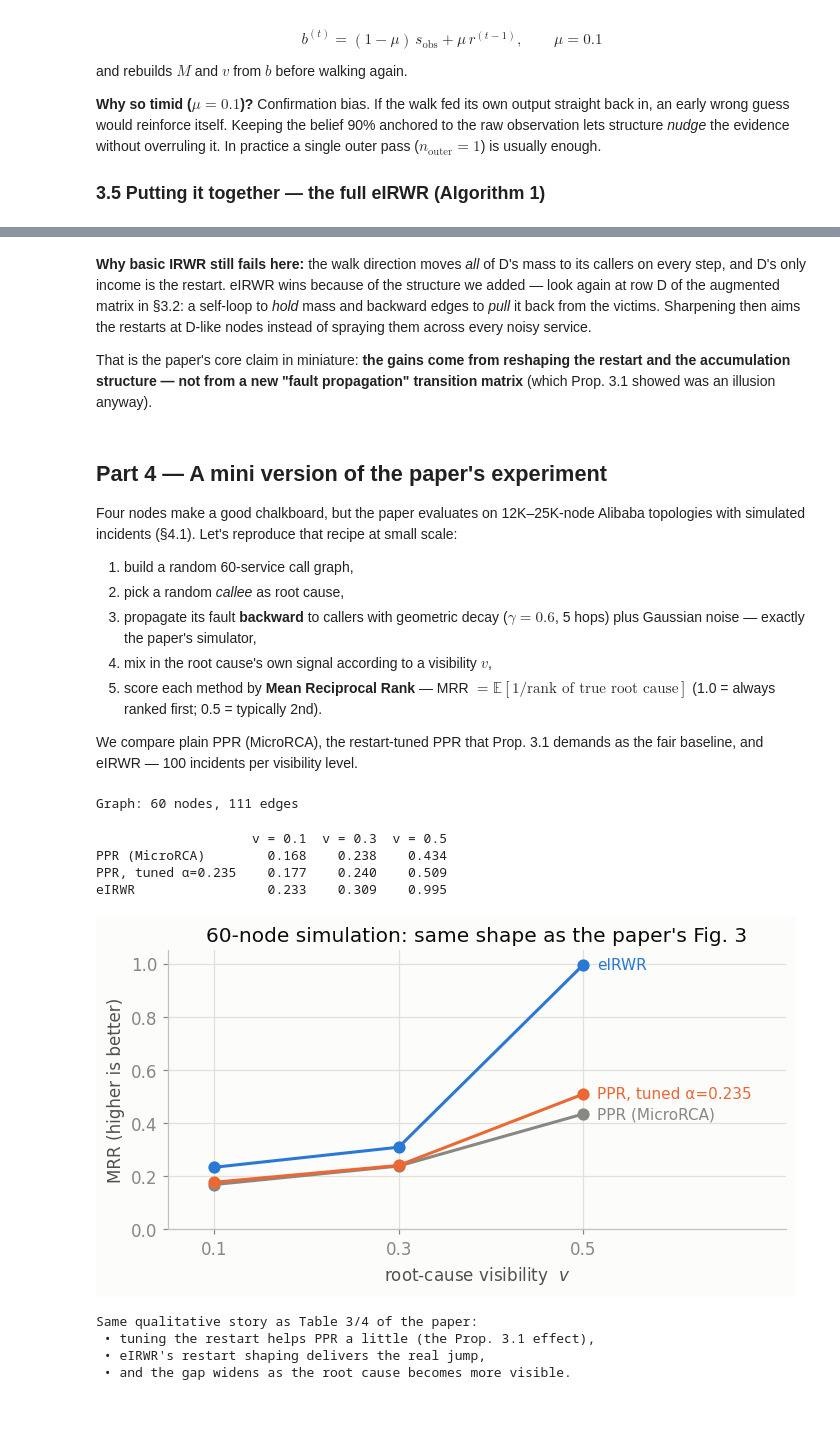
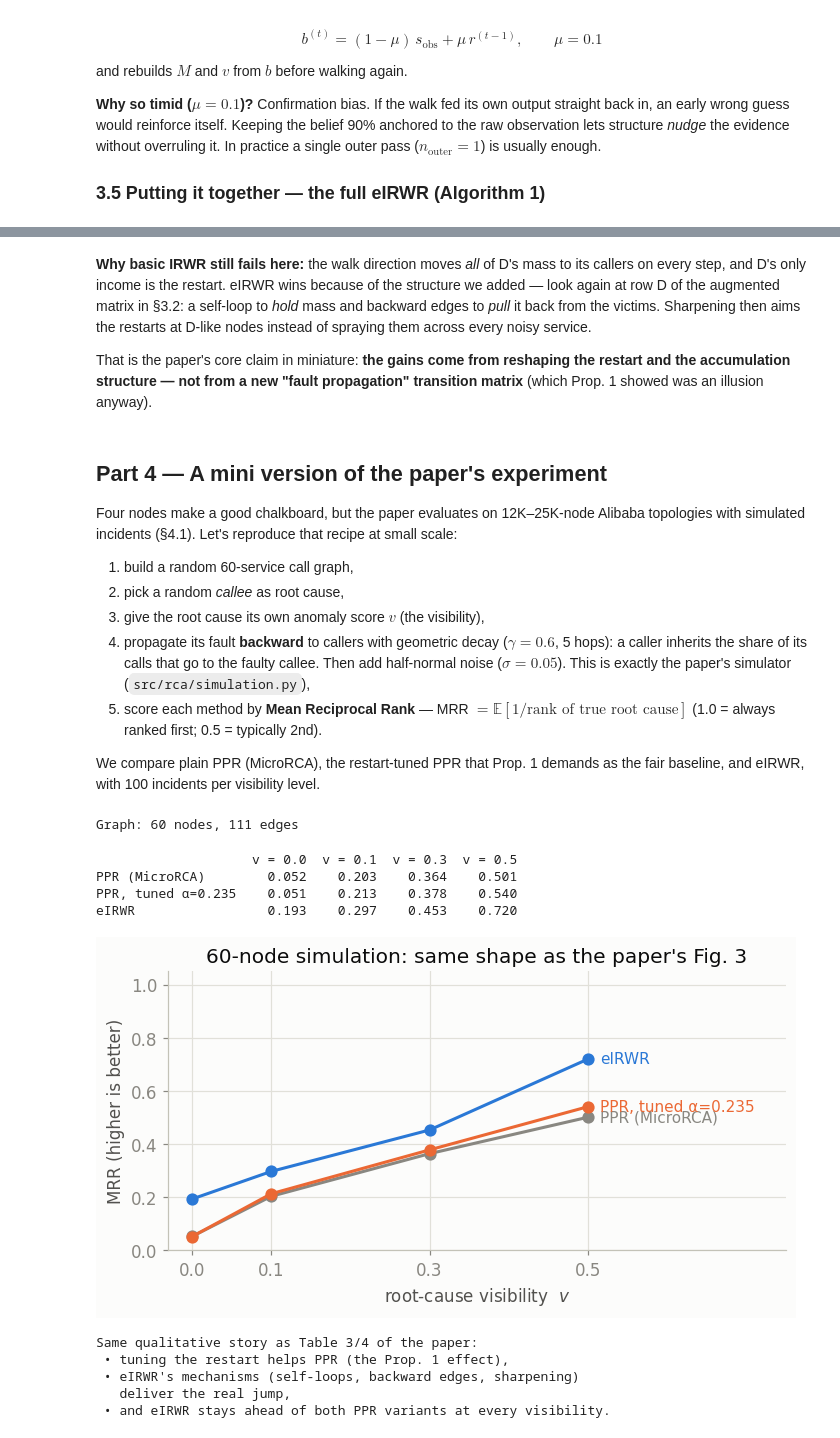
Before and after one commit to saifulkhan/eirwr-rca, a Jupyter notebook: notebooks/eirwr_section3_tutorial.ipynb, the cells around one changed output, grey strips where cells are left out. Drawn from its saved outputs; the diff is of its cells as text; code cells hidden in the pictures; blank space fills up the shorter version.

```diff
--- a/notebooks/eirwr_section3_tutorial.ipynb
+++ b/notebooks/eirwr_section3_tutorial.ipynb
@@ -667,24 +668,24 @@ $$M = \mathrm{RowNorm}\big(M_{\text{base}} \cdot \mathrm{diag}(C) + A_{\text{bwd
 rho = 0.3
 A = (W > 0).astype(float)          # binary adjacency (forward edges)
 
-# Use the observation as the initial belief (the outer loop will refine it)
+# use the observation as the initial belief (the outer loop will refine it)
 C = s_obs / s_obs.max()
 
 M_aug = M_base @ np.diag(C)        # forward transitions, scaled by belief
 
-# Backward edges (Eq. 6): entry [j, i] = rho * C_i for forward edge (i, j)
-A_bwd = rho * (C[:, None] * A).T   # transpose puts the entry at [callee, caller]
+# backward edges (Eq. 6): entry [j, i] = rho * C_j for forward edge (i, j)
+A_bwd = rho * C[:, None] * A.T     # row j (a callee) lists its callers
 A_bwd[A > 0] = 0.0                 # only where no forward edge already exists
 M_aug = M_aug + A_bwd
 
-# Self-loops (Eq. 7): only for nodes whose belief beats their max out-weight
+# self-loops (Eq. 7): only for nodes whose belief beats their max out-weight
 self_loops = np.maximum(0.0, C - M_aug.max(axis=1))
 M_aug = M_aug + np.diag(self_loops)
 print("Self-loop weights:", dict(zip(nodes, self_loops.round(3))))
-print("B qualifies too (it is the loudest), but D's self-loop is twice as")
+print("B qualifies too (it is the loudest), but D's self-loop is more than twice as")
 print("strong — and B's huge forward edge to D leaks most of B's mass anyway.")
 
-# Row-normalise (Eq. 8)
+# row-normalise (Eq. 8)
 row = M_aug.sum(axis=1)
 M_aug = M_aug / np.where(row == 0, 1.0, row)[:, None]
 
@@ -875,7 +889,7 @@ spraying them across every noisy service.
 
 That is the paper's core claim in miniature: **the gains come from reshaping
 the restart and the accumulation structure — not from a new "fault propagation"
-transition matrix** (which Prop. 3.1 showed was an illusion anyway).
+transition matrix** (which Prop. 1 showed was an illusion anyway).
 # %% [markdown]
 ## Part 4 — A mini version of the paper's experiment
 
@@ -885,17 +899,19 @@ at small scale:
 
 1. build a random 60-service call graph,
 2. pick a random *callee* as root cause,
-3. propagate its fault **backward** to callers with geometric decay
-   ($\gamma = 0.6$, 5 hops) plus Gaussian noise — exactly the paper's simulator,
-4. mix in the root cause's own signal according to a visibility $v$,
+3. give the root cause its own anomaly score $v$ (the visibility),
+4. propagate its fault **backward** to callers with geometric decay
+   ($\gamma = 0.6$, 5 hops): a caller inherits the share of its calls that go
+   to the faulty callee. Then add half-normal noise ($\sigma = 0.05$). This is
+   exactly the paper's simulator (`src/rca/simulation.py`),
 5. score each method by **Mean Reciprocal Rank** — MRR $= \mathbb{E}[1/\text{rank of true root cause}]$
    (1.0 = always ranked first; 0.5 = typically 2nd).
 
-We compare plain PPR (MicroRCA), the restart-tuned PPR that Prop. 3.1 demands
-as the fair baseline, and eIRWR — 100 incidents per visibility level.
+We compare plain PPR (MicroRCA), the restart-tuned PPR that Prop. 1 demands as
+the fair baseline, and eIRWR, with 100 incidents per visibility level.
 # %%
-# 1. Random layered call graph: each service calls a few higher-index services,
-#    so low-index nodes are "frontends" and high-index nodes are deep backends.
+# 1. random layered call graph: each service calls a few higher-index services,
+#    so low-index nodes are "frontends" and high-index nodes are deep backends
 N_big = 60
 lam_big = np.zeros((N_big, N_big))
 for i in range(N_big - 1):
@@ -912,26 +928,23 @@ print(f"Graph: {N_big} nodes, {int((lam_big > 0).sum())} edges")
 
 
 def simulate_incident(root, v, gamma=0.6, hops=5, noise=0.05):
-    '''Paper's simulator (§4.1): backward cascade with geometric decay.'''
+    '''Paper's simulator (§4.1), as in src/rca/simulation.py.'''
     s = np.zeros(N_big)
     s[root] = v                                   # root's own visibility
-    frontier = {root: 1.0}
+    current = np.zeros(N_big)
+    current[root] = 1.0
     for _ in range(hops):
-        nxt = {}
-        for node, sig in frontier.items():
-            for caller in np.where(lam_big[:, node] > 0)[0]:
-                nxt[caller] = max(nxt.get(caller, 0.0), sig * gamma)
-        for caller, sig in nxt.items():           # victims inherit the cascade
-            s[caller] = max(s[caller], sig * (1 - v) if v > 0 else sig)
-        frontier = nxt
+        # caller i inherits the share W[i, j] of its calls to faulty callee j
+        current = gamma * W_big @ current
+        s += current
     s += np.abs(rng.normal(0, noise, N_big))      # measurement noise
     return s / s.sum()
 # %% [output]
 Graph: 60 nodes, 111 edges
 # %%
-# 2. Run 100 incidents per visibility level for each method.
+# 2. run 100 incidents per visibility level for each method
 callees = [j for j in range(N_big) if lam_big[:, j].sum() > 0]
-visibilities = [0.1, 0.3, 0.5]
+visibilities = [0.0, 0.1, 0.3, 0.5]
 methods = {
     "PPR (MicroRCA)":      lambda s: irwr(W_big, s, alpha=0.15)[0],
     "PPR, tuned α=0.235":  lambda s: irwr(W_big, s, alpha=0.235)[0],
@@ -954,35 +967,37 @@ for v in visibilities:
 results = pd.DataFrame(mrr, index=[f"v = {v}" for v in visibilities]).T
 print(results.round(3))
 # %% [output]
-                    v = 0.1  v = 0.3  v = 0.5
-PPR (MicroRCA)        0.168    0.238    0.434
-PPR, tuned α=0.235    0.177    0.240    0.509
-eIRWR                 0.233    0.309    0.995
+                    v = 0.0  v = 0.1  v = 0.3  v = 0.5
+PPR (MicroRCA)        0.052    0.203    0.364    0.501
+PPR, tuned α=0.235    0.051    0.213    0.378    0.540
+eIRWR                 0.193    0.297    0.453    0.720
 # %%
 fig, ax = plt.subplots(figsize=(6.5, 3.6))
 for name, c in zip(methods, [GRAY, ORANGE, BLUE]):
     ax.plot(visibilities, mrr[name], "-o", color=c, lw=2, markersize=7)
     ax.annotate(name, (visibilities[-1], mrr[name][-1]),
                 xytext=(0.515, mrr[name][-1]), color=c, va="center", fontsize=10)
 ax.set_xlabel("root-cause visibility  $v$")
 ax.set_ylabel("MRR (higher is better)")
-ax.set_xlim(0.05, 0.72)
+ax.set_xlim(-0.03, 0.75)
 ax.set_ylim(0, 1.05)
 ax.set_xticks(visibilities)
 ax.set_title("60-node simulation: same shape as the paper's Fig. 3", color=INK)
 plt.tight_layout()
 plt.show()
 
 print("Same qualitative story as Table 3/4 of the paper:")
-print(" • tuning the restart helps PPR a little (the Prop. 3.1 effect),")
-print(" • eIRWR's restart shaping delivers the real jump,")
-print(" • and the gap widens as the root cause becomes more visible.")
+print(" • tuning the restart helps PPR (the Prop. 1 effect),")
+print(" • eIRWR's mechanisms (self-loops, backward edges, sharpening)")
+print("   deliver the real jump,")
+print(" • and eIRWR stays ahead of both PPR variants at every visibility.")
 # %% [output]
-[figure, old version]
+[figure, new version]
 Same qualitative story as Table 3/4 of the paper:
- • tuning the restart helps PPR a little (the Prop. 3.1 effect),
- • eIRWR's restart shaping delivers the real jump,
- • and the gap widens as the root cause becomes more visible.
+ • tuning the restart helps PPR (the Prop. 1 effect),
+ • eIRWR's mechanisms (self-loops, backward edges, sharpening)
+   deliver the real jump,
+ • and eIRWR stays ahead of both PPR variants at every visibility.
 # %% [markdown]
 ## Recap — the whole method on one page
 
```
Also changed, not shown: parts of 15 cells of this notebook, 27 other files.
